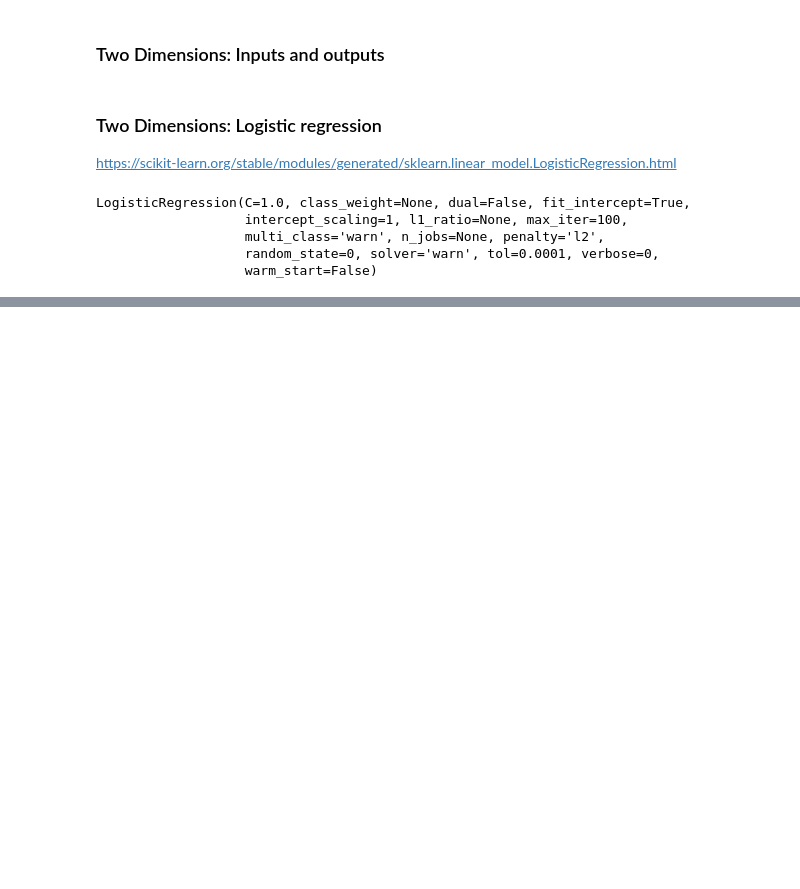
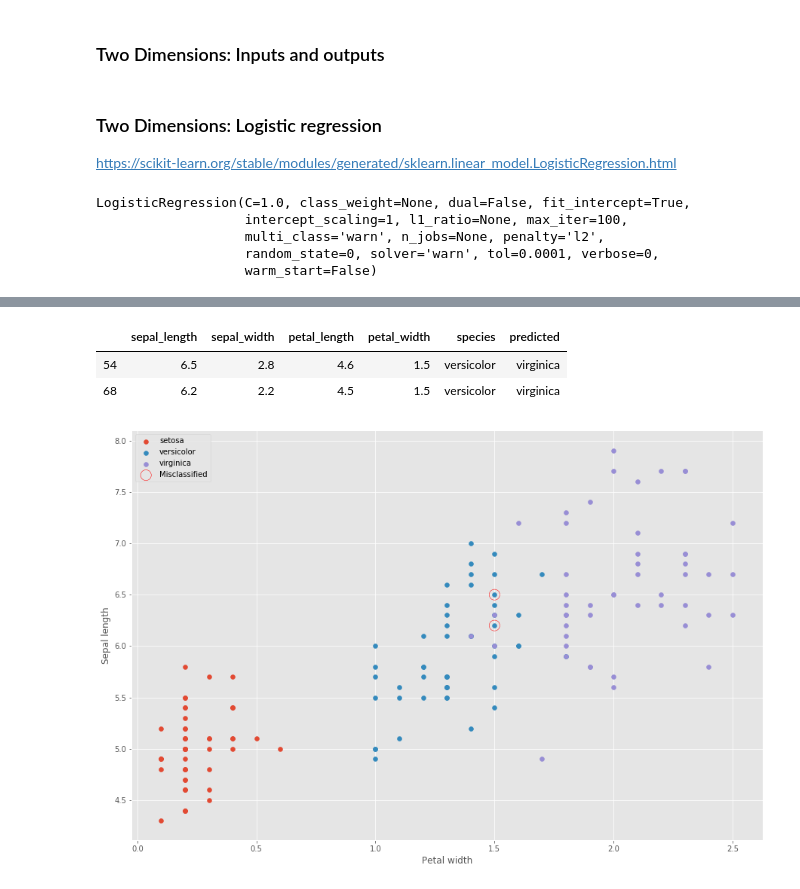
Before and after one commit to ComeOnTaBlazes/MLearning_Statsistics, a Jupyter notebook: classification-notes.ipynb, the cells around one changed output, grey strips where cells are left out. Saved outputs shown, nothing was run; the diff lists cells and outputs as text; code cells hidden in the pictures; blank space fills up the shorter version.

```diff
--- a/classification-notes.ipynb
+++ b/classification-notes.ipynb
@@ -244,0 +250,4 @@ lre.score(test[['sepal_length', 'petal_width']], test['species'])
+# %%
+# Append a column to the test data frame with the predictions.
+test['predicted'] = predictions
+test.head()
@@ -244,0 +265,25 @@ lre.score(test[['sepal_length', 'petal_width']], test['species'])
+# %%
+# Show the misclassified data.
+misclass = test[test['predicted'] != test['species']]
+misclass
+# %% [output]
+|  | sepal_length | sepal_width | petal_length | petal_width | species | predicted |
+| 54 | 6.5 | 2.8 | 4.6 | 1.5 | versicolor | virginica |
+| 68 | 6.2 | 2.2 | 4.5 | 1.5 | versicolor | virginica |
+# %%
+# New plot.
+fig, ax = plt.subplots()
+
+# Plot the training data
+for species, data in df.groupby('species'):
+    ax.scatter(data['petal_width'], data['sepal_length'], label=species)
+
+# Plot misclassified.
+ax.scatter(misclass['petal_width'], misclass['sepal_length'], s=200, facecolor='none', edgecolor='r', label='Misclassified')
+
+# Show the legend.
+ax.set_xlabel('Petal width')
+ax.set_ylabel('Sepal length')
+ax.legend();
+# %% [output]
+[figure, added]
```
Also changed, not shown: parts of 34 cells of this notebook.
